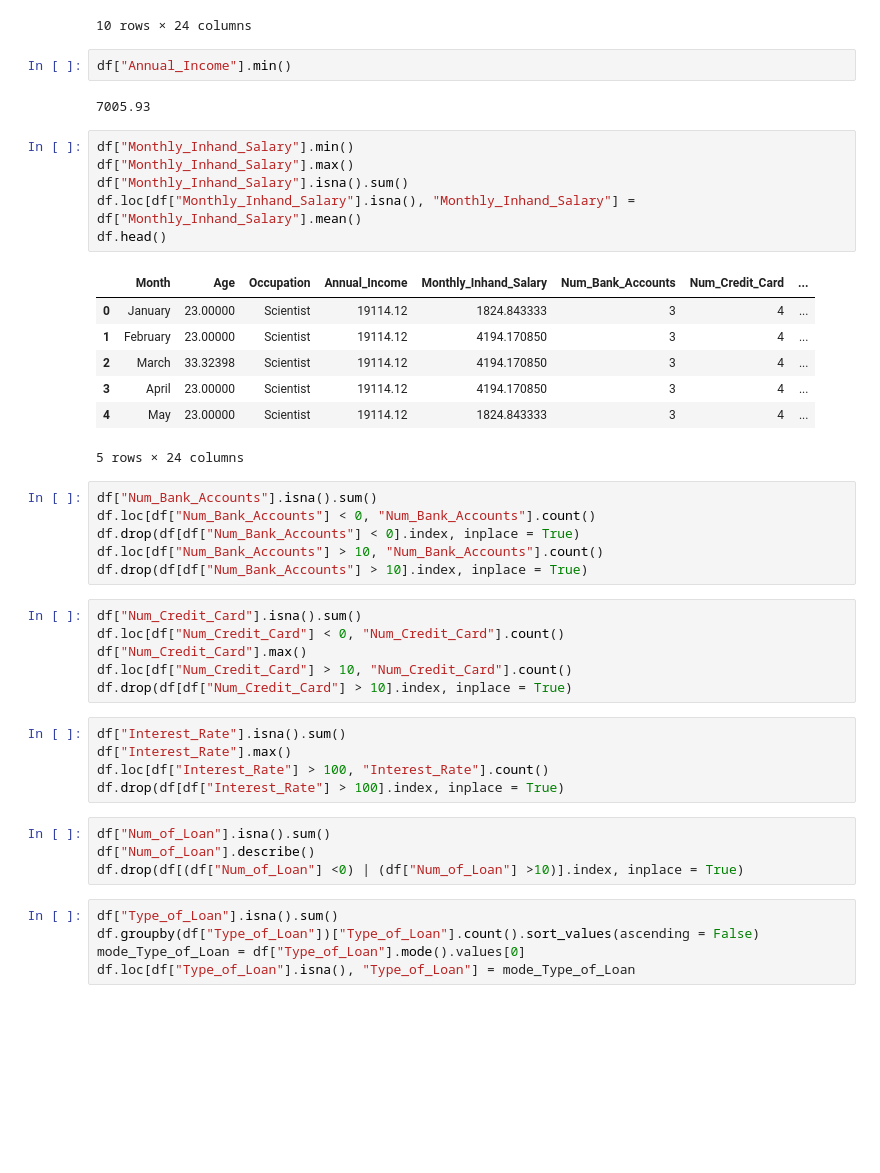
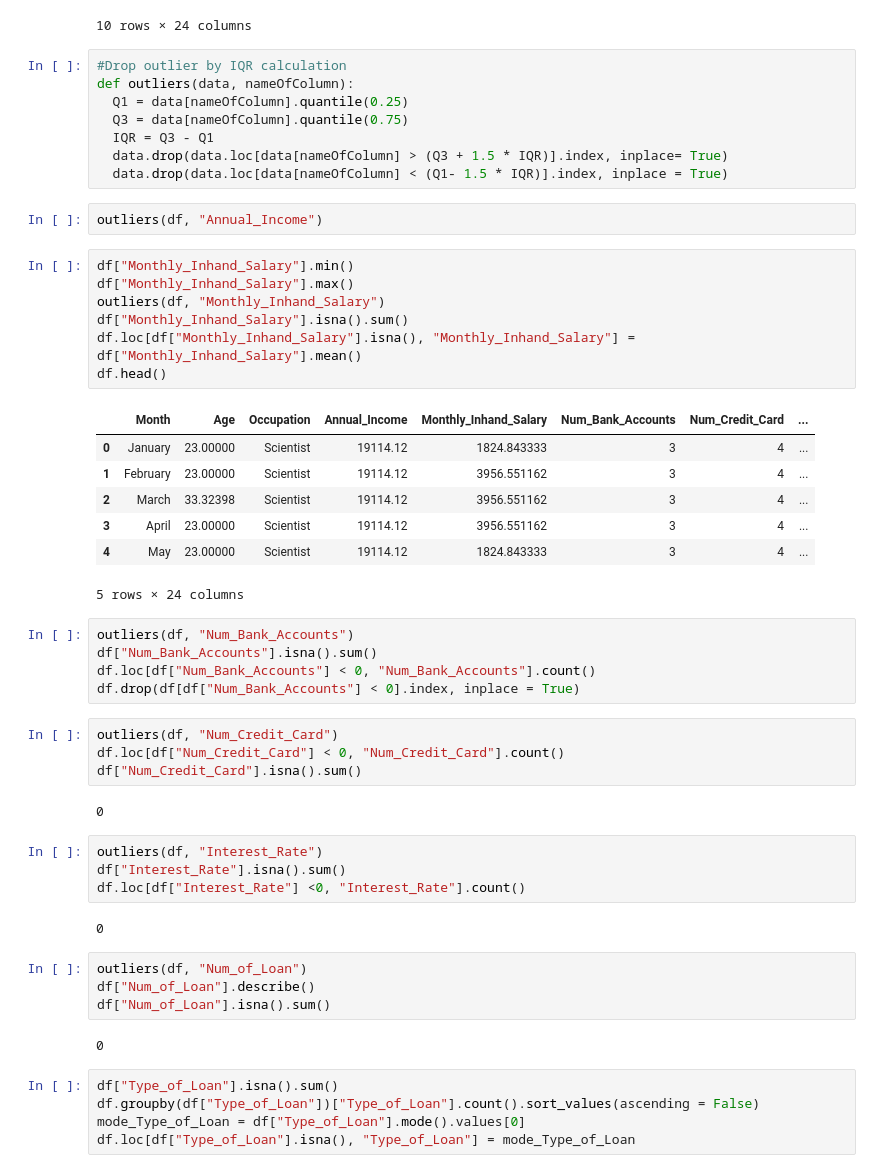
Before and after one commit to UEPP40/PUM, a Jupyter notebook: PUM_Czyszczenie_danych.ipynb, the cells around one changed output. Saved outputs shown, nothing was run; the diff lists cells and outputs as text; blank space fills up the shorter version.

```diff
--- a/PUM_Czyszczenie_danych.ipynb
+++ b/PUM_Czyszczenie_danych.ipynb
@@ -109,45 +110,54 @@ df.head(10)
 | 8 | January | 28.00000 | Lawyer | 34847.84 | 3037.986667 | 2 | 4 | ... |
 | 9 | February | 28.00000 | Teacher | 34847.84 | 3037.986667 | 2 | 4 | ... |
 10 rows × 24 columns
-# %%
-df["Annual_Income"].min()
-# %% [output]
-7005.93
+# %%
+#Drop outlier by IQR calculation
+def outliers(data, nameOfColumn):
+  Q1 = data[nameOfColumn].quantile(0.25)
+  Q3 = data[nameOfColumn].quantile(0.75)
+  IQR = Q3 - Q1
+  data.drop(data.loc[data[nameOfColumn] > (Q3 + 1.5 * IQR)].index, inplace= True)
+  data.drop(data.loc[data[nameOfColumn] < (Q1- 1.5 * IQR)].index, inplace = True)
+# %%
+outliers(df, "Annual_Income")
 # %%
 df["Monthly_Inhand_Salary"].min()
 df["Monthly_Inhand_Salary"].max()
+outliers(df, "Monthly_Inhand_Salary")
 df["Monthly_Inhand_Salary"].isna().sum()
 df.loc[df["Monthly_Inhand_Salary"].isna(), "Monthly_Inhand_Salary"] = df["Monthly_Inhand_Salary"].mean()
 df.head()
 # %% [output]
 |  | Month | Age | Occupation | Annual_Income | Monthly_Inhand_Salary | Num_Bank_Accounts | Num_Credit_Card | ... |
 | 0 | January | 23.00000 | Scientist | 19114.12 | 1824.843333 | 3 | 4 | ... |
-| 1 | February | 23.00000 | Scientist | 19114.12 | 4194.170850 | 3 | 4 | ... |
-| 2 | March | 33.32398 | Scientist | 19114.12 | 4194.170850 | 3 | 4 | ... |
-| 3 | April | 23.00000 | Scientist | 19114.12 | 4194.170850 | 3 | 4 | ... |
+| 1 | February | 23.00000 | Scientist | 19114.12 | 3956.551162 | 3 | 4 | ... |
+| 2 | March | 33.32398 | Scientist | 19114.12 | 3956.551162 | 3 | 4 | ... |
+| 3 | April | 23.00000 | Scientist | 19114.12 | 3956.551162 | 3 | 4 | ... |
 | 4 | May | 23.00000 | Scientist | 19114.12 | 1824.843333 | 3 | 4 | ... |
 5 rows × 24 columns
 # %%
+outliers(df, "Num_Bank_Accounts")
 df["Num_Bank_Accounts"].isna().sum()
 df.loc[df["Num_Bank_Accounts"] < 0, "Num_Bank_Accounts"].count()
 df.drop(df[df["Num_Bank_Accounts"] < 0].index, inplace = True)
-df.loc[df["Num_Bank_Accounts"] > 10, "Num_Bank_Accounts"].count()
-df.drop(df[df["Num_Bank_Accounts"] > 10].index, inplace = True)
 # %%
+outliers(df, "Num_Credit_Card")
+df.loc[df["Num_Credit_Card"] < 0, "Num_Credit_Card"].count()
 df["Num_Credit_Card"].isna().sum()
-df.loc[df["Num_Credit_Card"] < 0, "Num_Credit_Card"].count()
-df["Num_Credit_Card"].max()
-df.loc[df["Num_Credit_Card"] > 10, "Num_Credit_Card"].count()
-df.drop(df[df["Num_Credit_Card"] > 10].index, inplace = True)
+# %% [output]
+0
 # %%
+outliers(df, "Interest_Rate")
 df["Interest_Rate"].isna().sum()
-df["Interest_Rate"].max()
-df.loc[df["Interest_Rate"] > 100, "Interest_Rate"].count()
-df.drop(df[df["Interest_Rate"] > 100].index, inplace = True)
+df.loc[df["Interest_Rate"] <0, "Interest_Rate"].count()
+# %% [output]
+0
-# %%
-df["Num_of_Loan"].isna().sum()
-df["Num_of_Loan"].describe()
-df.drop(df[(df["Num_of_Loan"] <0) | (df["Num_of_Loan"] >10)].index, inplace = True)
+# %%
+outliers(df, "Num_of_Loan")
+df["Num_of_Loan"].describe()
+df["Num_of_Loan"].isna().sum()
+# %% [output]
+0
 # %%
 df["Type_of_Loan"].isna().sum()
 df.groupby(df["Type_of_Loan"])["Type_of_Loan"].count().sort_values(ascending = False)
```
Also changed, not shown: parts of 17 cells of this notebook.
